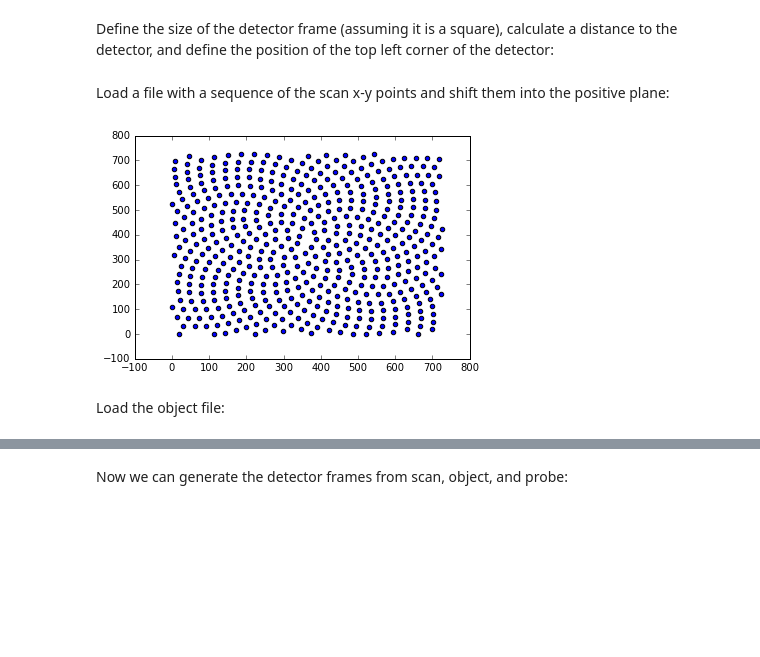
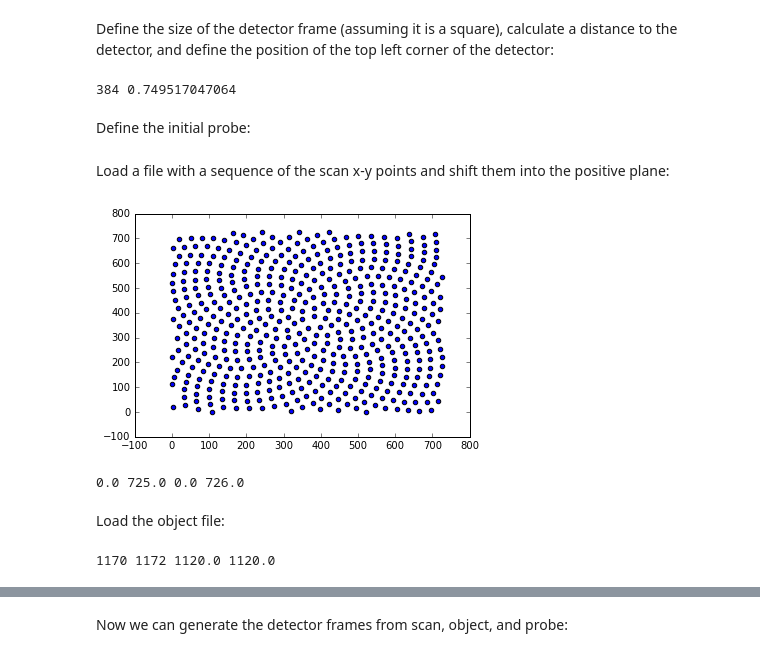
Before and after one commit to camera-sharp/sharp-nsls2, a Jupyter notebook: examples/e1/data2cxi.ipynb, the cells around one changed output, grey strips where cells are left out. Saved outputs shown, nothing was run; the diff lists cells and outputs as text; code cells hidden in the pictures; blank space fills up the shorter version.

```diff
--- a/examples/e1/data2cxi.ipynb
+++ b/examples/e1/data2cxi.ipynb
@@ -10,0 +11,3 @@ and define the output file, input files and parameters, such as energy, etc.
+# %%
+inDir = '../../data/d1/'
+outFile = 'e1.cxi'
@@ -36,10 +35,19 @@ plt.imshow(np.angle(probe))
 # %% [markdown]
 Define the size of the detector frame (assuming it is a square), calculate a distance to the detector, and define the position of the top left corner of the detector:
 # %%
-shape = probe.shape
-det_side = shape[1] # Detector side in pixels
+# Detector side in pixels
+nx_prb = probe.shape[0]
+ny_prb = probe.shape[1]
 
-distance   = (det_side * pixel_size * real_pixel_size)/ wavelength
+det_side = nx_prb
+
+distance = (det_side * pixel_size * real_pixel_size)/ wavelength
 
 # required by the input file, but not used
 corner_pos = [det_side/2*pixel_size,det_side/2*pixel_size,distance]
+
+print det_side, distance
+# %% [output]
+384 0.749517047064
+# %% [markdown]
+Define the initial probe:
@@ -46,20 +57,42 @@ corner_pos = [det_side/2*pixel_size,det_side/2*pixel_size,distance]
 # %% [markdown]
 Load a file with a sequence of the scan x-y points and shift them into the positive plane:
 # %%
+scanFile   = inDir + 'scan.npy'
 points  = np.load(scanFile)
 
-Y = points[0] # [-363, 362]
-X = points[1] # [-363, 363]
+X = points[0] # [-363, 362]
+Y = points[1] # [-363, 363]
 
 X -= min(X)
 Y -= min(Y)
 
-pixel_translation = np.column_stack((X, Y, np.zeros(Y.size)))
+# transpose X and Y for the input file
+# pixel_translation = np.column_stack((X, Y, np.zeros(Y.size)))
+pixel_translation = np.column_stack((Y, X, np.zeros(Y.size)))
 real_translation = pixel_translation * real_pixel_size
 
 plt.scatter(X, Y)
 plt.show()
 # %% [output]
-[figure, old version]
+[figure, new version]
+# %%
+print min(X), max(X), min(Y), max(Y)
+# %% [output]
+0.0 725.0 0.0 726.0
 # %% [markdown]
 Load the object file:
+# %%
+objectFile = inDir + 'object.npy'
+object = np.load(objectFile) # (1170, 1172)
+
+nx_obj = max(X) - min(X) + probe.shape[0] + 10
+ny_obj = max(Y) - min(Y) + probe.shape[1] + 10
+
+nx_obj = nx_obj + np.mod(nx_obj, 2)
+ny_obj = ny_obj + np.mod(ny_obj, 2)
+
+# print nx_obj, ny_obj,
+
+print object.shape[0], object.shape[1], nx_obj, ny_obj
+# %% [output]
+1170 1172 1120.0 1120.0
```
Also changed, not shown: parts of 12 cells of this notebook, 9 other files.
